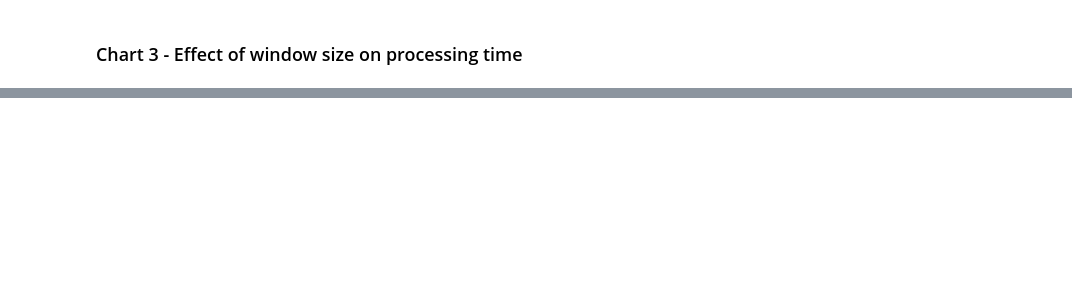
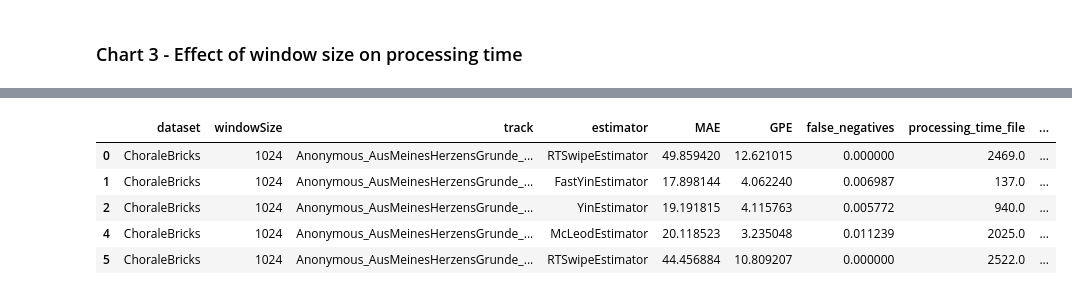
Before and after one commit to sgo4/CSM500-2026-APR_Project, a Jupyter notebook: SawEars_client/algorithm_development/src/main/python/Analysis.ipynb, the cells around one changed output, grey strips where cells are left out. Drawn from its saved outputs; the diff is of its cells as text; code cells hidden in the pictures; blank space fills up the shorter version.

```diff
--- a/SawEars_client/algorithm_development/src/main/python/Analysis.ipynb
+++ b/SawEars_client/algorithm_development/src/main/python/Analysis.ipynb
@@ -191,22 +191,0 @@ In this section we directly compare the performance of the pitch estimators test
-# %%
-file = Path.cwd() / "data" / "ChoraleBricks__windowSize1024.csv"
-df = pitch_analysis.PitchExperimentData(file).process()
-
-# add instrument column
-df["instrument"] = (
-    df["track"]
-        .str
-        .split("_")
-        .str[-1]
-        .str
-        .removesuffix(".wav")
-    )
-df = (
-    df.groupby(["estimator", "dataset"], as_index=False)
-    .agg({
-        "MAE": "mean",
-        "GPE": "mean",
-        "processing_time_file": "mean"
-    })
-)
-df.head()
@@ -258,0 +207,10 @@ estimator_comparison_plot(df,"processing_time_file")
+# %%
+df = unvoiced_results[0]
+df.head()
+# %% [output]
+|  | dataset | windowSize | track | estimator | MAE | GPE | false_negatives | processing_time_file | ... |
+| 0 | ChoraleBricks | 1024 | Anonymous_AusMeinesHerzensGrunde_... | RTSwipeEstimator | 49.859420 | 12.621015 | 0.000000 | 2469.0 | ... |
+| 1 | ChoraleBricks | 1024 | Anonymous_AusMeinesHerzensGrunde_... | FastYinEstimator | 17.898144 | 4.062240 | 0.006987 | 137.0 | ... |
+| 2 | ChoraleBricks | 1024 | Anonymous_AusMeinesHerzensGrunde_... | YinEstimator | 19.191815 | 4.115763 | 0.005772 | 940.0 | ... |
+| 4 | ChoraleBricks | 1024 | Anonymous_AusMeinesHerzensGrunde_... | McLeodEstimator | 20.118523 | 3.235048 | 0.011239 | 2025.0 | ... |
+| 5 | ChoraleBricks | 1024 | Anonymous_AusMeinesHerzensGrunde_... | RTSwipeEstimator | 44.456884 | 10.809207 | 0.000000 | 2522.0 | ... |
```
Also changed, not shown: parts of 24 cells of this notebook, 5 other files.
